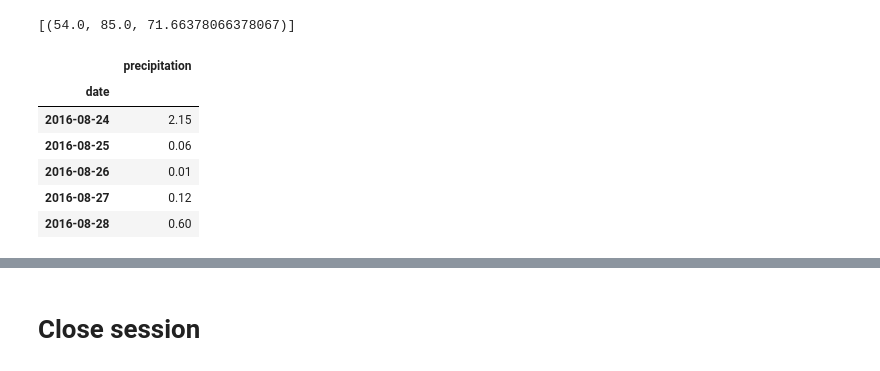
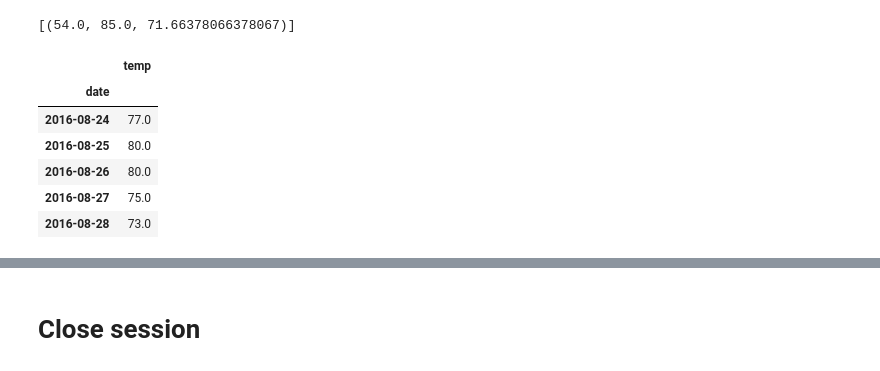
Before and after one commit to drcheerful99/sqlalchemy-analysis, a Jupyter notebook: climate.ipynb, the cells around one changed output, grey strips where cells are left out. Drawn from its saved outputs; the diff is of its cells as text; code cells hidden in the pictures.

```diff
--- a/climate.ipynb
+++ b/climate.ipynb
@@ -156,21 +156,21 @@ session.query(func.min(Measurement.tobs), func.max(Measurement.tobs),func.avg(Me
 # %%
 # Using the most active station id
 # Query the last 12 months of temperature observation data for this station and plot the results as a histogram
-station_prcp_data = session.query(Measurement.date, Measurement.prcp)\
+station_temp_data = session.query(Measurement.date, Measurement.tobs)\
     .filter(Measurement.date <= '2017-08-23')\
     .filter(Measurement.date >= '2016-08-24')\
     .filter(Measurement.station == station).all()
-station_prcp_data
+station_temp_data
 
 # get df for charting
-station_prcp_data_df = pd.DataFrame(station_prcp_data).set_index('date')
-station_prcp_data_df = station_prcp_data_df.rename(columns={'prcp':'precipitation'})
-station_prcp_data_df.head()
+station_temp_data_df = pd.DataFrame(station_prcp_data).set_index('date')
+station_temp_data_df = station_temp_data_df.rename(columns={'tobs':'temp'})
+station_temp_data_df.head()
 # %% [output]
-|  | precipitation |
+|  | temp |
 | date |  |
-| 2016-08-24 | 2.15 |
-| 2016-08-25 | 0.06 |
-| 2016-08-26 | 0.01 |
-| 2016-08-27 | 0.12 |
-| 2016-08-28 | 0.60 |
+| 2016-08-24 | 77.0 |
+| 2016-08-25 | 80.0 |
+| 2016-08-26 | 80.0 |
+| 2016-08-27 | 75.0 |
+| 2016-08-28 | 73.0 |
```
Also changed, not shown: parts of 1 cell of this notebook, 1 other file.
